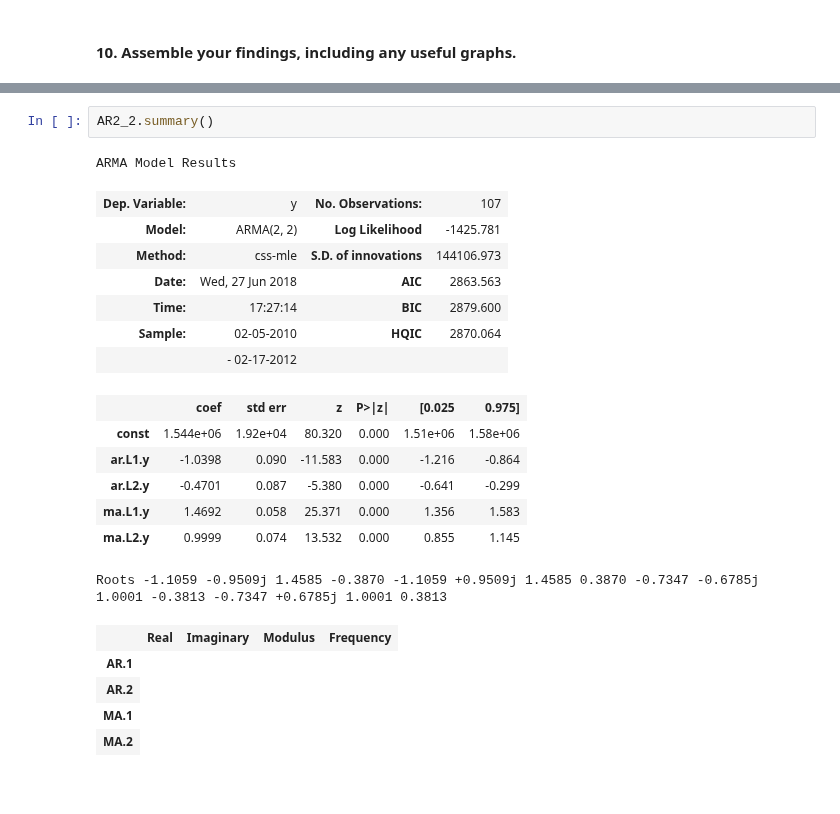
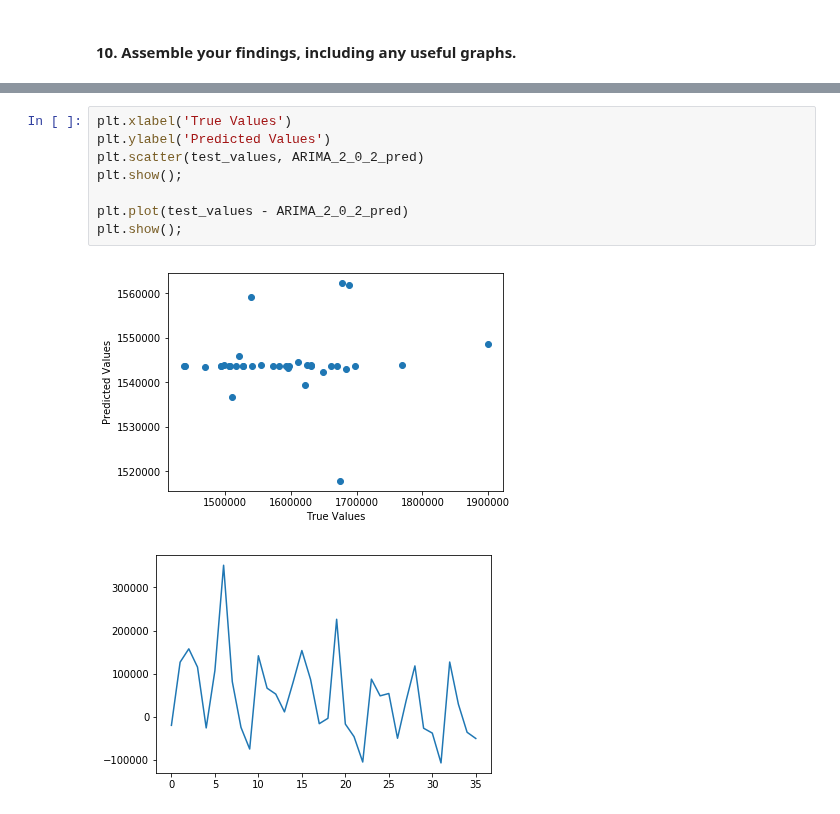
Before and after one commit to ga-curriculum/lab-time-series-arima, a Jupyter notebook: solution-code/ARIMA-lab-solutions.ipynb, the cells around one changed output, grey strips where cells are left out. Saved outputs shown, nothing was run; the diff lists cells and outputs as text; blank space fills up the shorter version.

```diff
--- a/solution-code/ARIMA-lab-solutions.ipynb
+++ b/solution-code/ARIMA-lab-solutions.ipynb
@@ -389,23 +566,11 @@ Roots 2.3080 +0.0000j 2.3080 0.0000 -7.3588 +0.0000j 7.3588 0.5000
-# %%
-AR2_2.summary()
-# %% [output]
-ARMA Model Results
-| Dep. Variable: | y | No. Observations: | 107 |
-| Model: | ARMA(2, 2) | Log Likelihood | -1425.781 |
-| Method: | css-mle | S.D. of innovations | 144106.973 |
-| Date: | Wed, 27 Jun 2018 | AIC | 2863.563 |
-| Time: | 17:27:14 | BIC | 2879.600 |
-| Sample: | 02-05-2010 | HQIC | 2870.064 |
-|  | - 02-17-2012 |  |  |
-|  | coef | std err | z | P>|z| | [0.025 | 0.975] |
-| const | 1.544e+06 | 1.92e+04 | 80.320 | 0.000 | 1.51e+06 | 1.58e+06 |
-| ar.L1.y | -1.0398 | 0.090 | -11.583 | 0.000 | -1.216 | -0.864 |
-| ar.L2.y | -0.4701 | 0.087 | -5.380 | 0.000 | -0.641 | -0.299 |
-| ma.L1.y | 1.4692 | 0.058 | 25.371 | 0.000 | 1.356 | 1.583 |
-| ma.L2.y | 0.9999 | 0.074 | 13.532 | 0.000 | 0.855 | 1.145 |
-Roots -1.1059 -0.9509j 1.4585 -0.3870 -1.1059 +0.9509j 1.4585 0.3870 -0.7347 -0.6785j 1.0001 -0.3813 -0.7347 +0.6785j 1.0001 0.3813
-|  | Real | Imaginary | Modulus | Frequency |
-| AR.1 |
-| AR.2 |
-| MA.1 |
-| MA.2 |
+# %%
+plt.xlabel('True Values')
+plt.ylabel('Predicted Values')
+plt.scatter(test_values, ARIMA_2_0_2_pred)
+plt.show();
+
+plt.plot(test_values - ARIMA_2_0_2_pred)
+plt.show();
+# %% [output]
+[figure, added]
+[figure, added]
```
Also changed, not shown: parts of 46 cells of this notebook.
